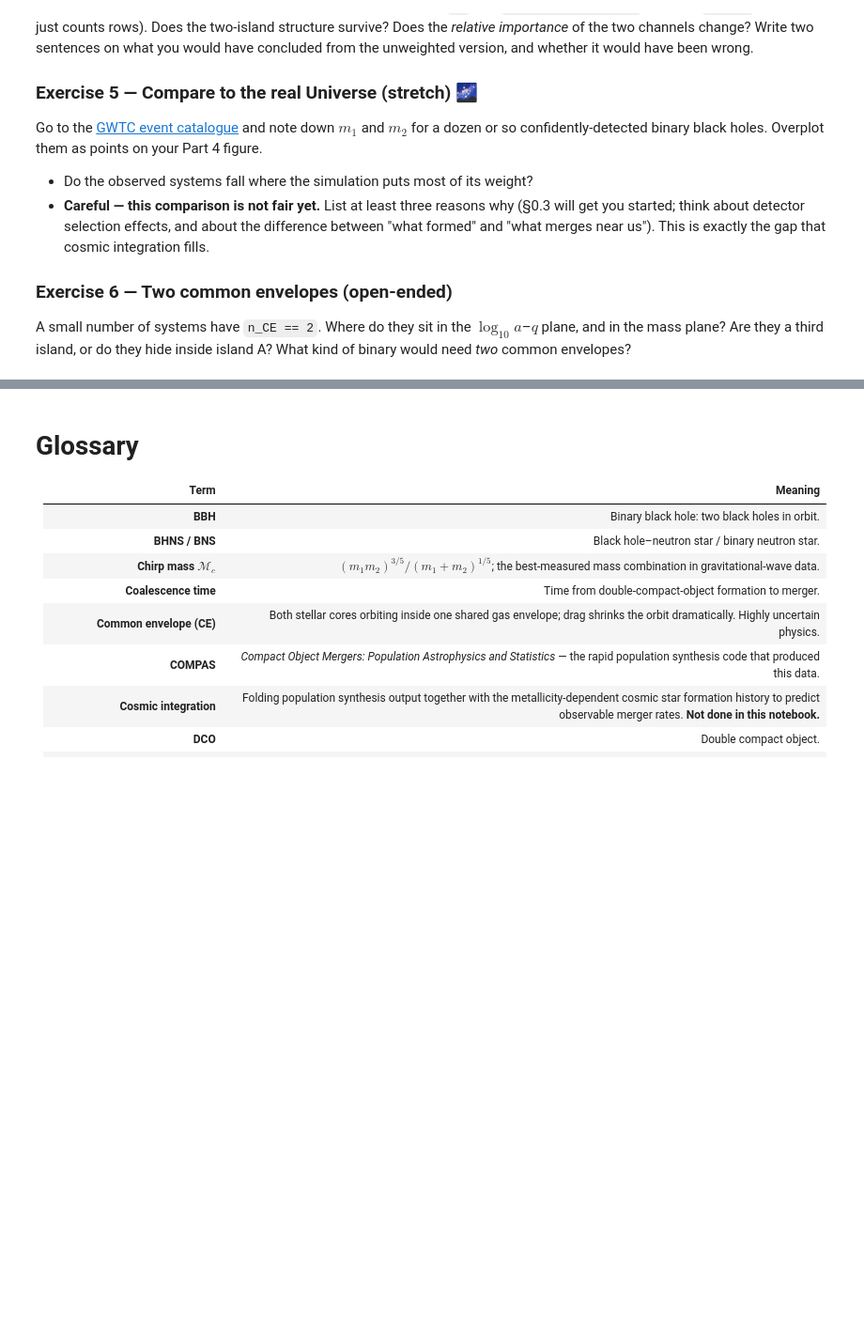
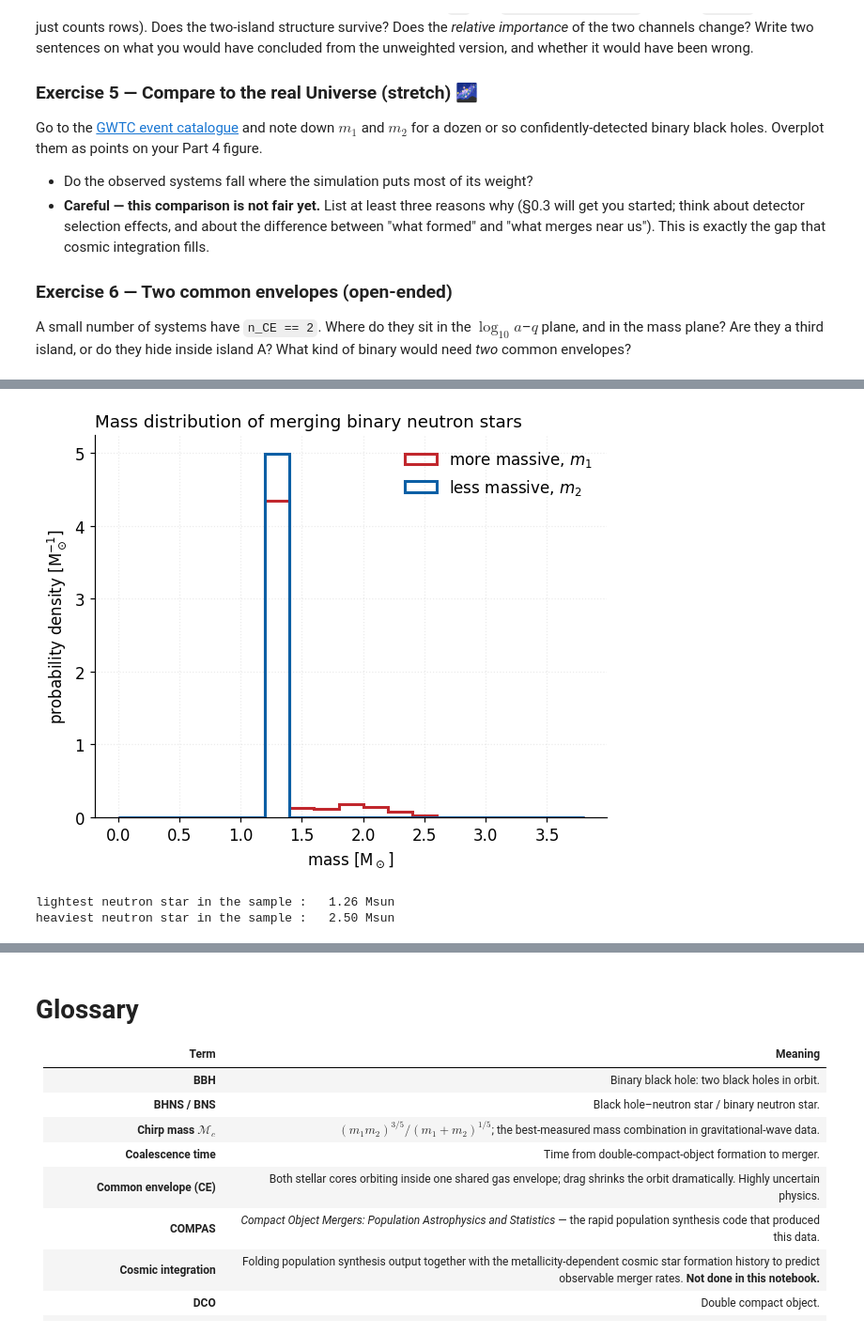
Before and after one commit to GalacticHalo13/GROWL-catalog-public, a Jupyter notebook: onboarding_growl/tutorial_2_analysing_a_population_of_gravitational_wave_sources.ipynb, the cells around one changed output, grey strips where cells are left out. Shown at 94% size. Cells and saved outputs as stored; diff of their text form; code cells hidden in the pictures; blank space fills up the shorter version.

```diff
--- a/onboarding_growl/tutorial_2_analysing_a_population_of_gravitational_wave_sources.ipynb
+++ b/onboarding_growl/tutorial_2_analysing_a_population_of_gravitational_wave_sources.ipynb
@@ -1295,3 +1322,26 @@ Part 4 figure.
 A small number of systems have `n_CE == 2`. Where do they sit in the $\log_{10}a$–$q$ plane, and
 in the mass plane? Are they a third island, or do they hide inside island A? What kind of binary
 would need *two* common envelopes?
+# %%
+'''question 3 neutron star'''
+BH, NS = 14, 13
+
+
+dco["is_BNS"]  = (dco.type1 == NS) & (dco.type2 == NS)
+
+dco["m1"] = np.maximum(dco.M1_raw, dco.M2_raw)
+dco["m2"] = np.minimum(dco.M1_raw, dco.M2_raw)
+dco["q"]  = dco.m2 / dco.m1
+dco["Mtot"] = dco.m1 + dco.m2
+dco["Mchirp"] = (dco.m1 * dco.m2) ** 0.6 / dco.Mtot ** 0.2
+
+print(f"{'type':10s} {'raw rows':>12s} {'raw %':>8s} {'weighted':>12s} {'weighted %':>11s}")
+print("-" * 58)
+wtot = dco.w.sum()
+
+
+bns = dco[dco.is_BNS & (dco.merges == 1)].copy()
+print(f"\nMerging binary neutron stars: {len(bns):,} rows, {bns.w.sum():,.0f} in weighted units")
+print(f"Fraction of all binary neutron stars that merge within a Hubble time:")
+print(f"   counting rows  : {100 * len(bns) / dco.is_BNS.sum():.1f}%")
+print(f"   summing weights: {100 * bns.w.sum() / dco.w[dco.is_BNS].sum():.1f}%   <-- the real answer")
@@ -1297,0 +1356,19 @@ would need *two* common envelopes?
+# %%
+bins=np.arange(0, 4, 0.2)
+plt.hist(bns.m1, bins=bins, weights=bns.w, density=True, histtype="step", lw=2, color=C1, label=r"more massive, $m_1$")
+plt.hist(bns.m2, bins=bins, weights=bns.w, density=True, histtype="step", lw=2, color=C2, label=r"less massive, $m_2$")
+plt.xlabel(r"mass [M$_\odot$]")
+plt.ylabel(r"probability density [M$_\odot^{-1}$]")
+plt.title("Mass distribution of merging binary neutron stars", loc="left", fontsize=12)
+plt.legend()
+plt.show()
+# %% [output]
+[figure, added]
+# %%
+lowest_nuetronstar=bns.m1.min()
+max_below_gap = bns.m1.max()
+print(f"lightest neutron star in the sample : {lowest_nuetronstar:6.2f} Msun")
+print(f"heaviest neutron star in the sample : {max_below_gap:6.2f} Msun")
+# %% [output]
+lightest neutron star in the sample :   1.26 Msun
+heaviest neutron star in the sample :   2.50 Msun
```
Also changed, not shown: parts of 7 cells of this notebook.
